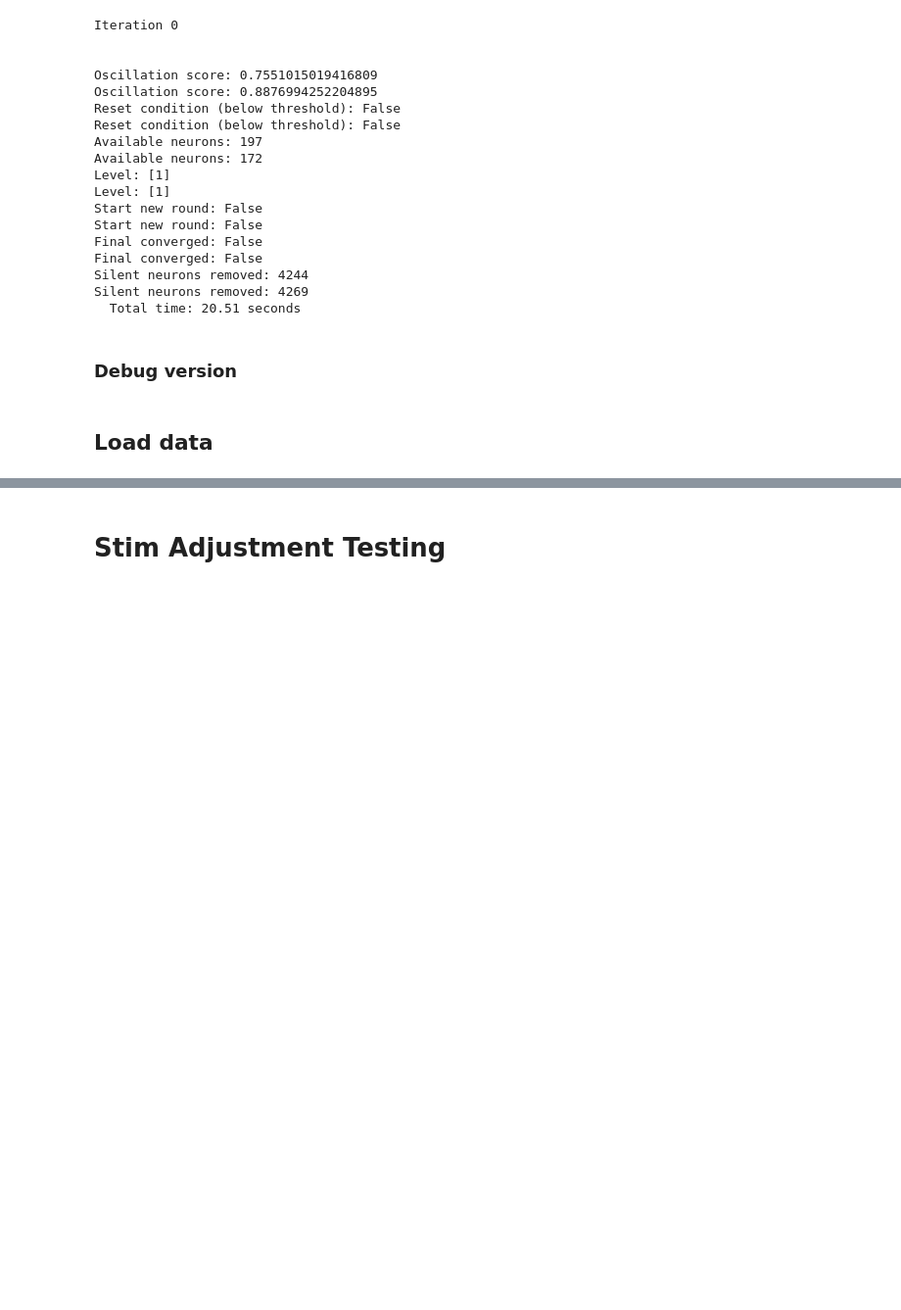
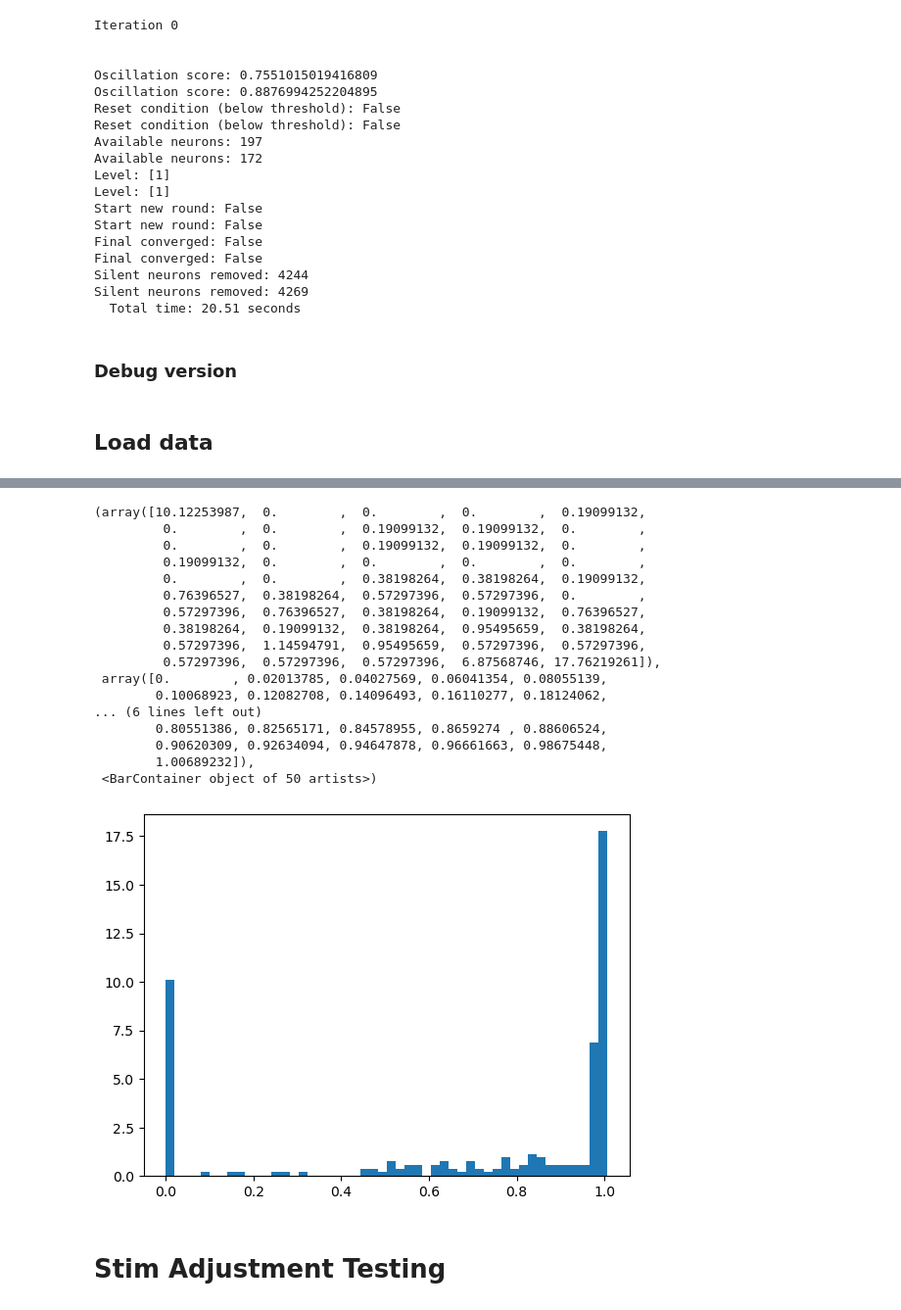
Before and after one commit to smpuglie/Pugliese_cpg_2025, a Jupyter notebook: notebooks/run_config.ipynb, the cells around one changed output, grey strips where cells are left out. Shown at 98% size. Drawn from its saved outputs; the diff is of its cells as text; code cells hidden in the pictures; blank space fills up the shorter version.

```diff
--- a/notebooks/run_config.ipynb
+++ b/notebooks/run_config.ipynb
@@ -1339,3 +1313,37 @@ Array(0.92252475, dtype=float32)
+# %%
+# oscillation_score, _ = compute_oscillation_score(results.reshape(-1, results.shape[-1])[..., clip_start:], active_mask, prominence=0.05)
+activity = results[..., clip_start:]
+prominence = 0.05
+all_scores = []
+for nsim in range(activity.shape[0]):
+    R = activity[nsim]
+    max_frs = jnp.max(R, axis=-1)
+    mn_mask = jnp.isin(jnp.arange(R.shape[0]), mn_idxs)
+    active_mask = ((max_frs>0) & mn_mask)
+    sim_scores, freqs = jax.vmap(neuron_oscillation_score, in_axes=(0, None))(R, prominence)
+    all_scores.append(sim_scores[active_mask])
+all_scores = jnp.concatenate(all_scores, axis=0)
+# %%
+plt.hist(all_scores, bins=50, density=True)
+# %% [output]
+(array([10.12253987,  0.        ,  0.        ,  0.        ,  0.19099132,
+         0.        ,  0.        ,  0.19099132,  0.19099132,  0.        ,
+         0.        ,  0.        ,  0.19099132,  0.19099132,  0.        ,
+         0.19099132,  0.        ,  0.        ,  0.        ,  0.        ,
+         0.        ,  0.        ,  0.38198264,  0.38198264,  0.19099132,
+         0.76396527,  0.38198264,  0.57297396,  0.57297396,  0.        ,
+         0.57297396,  0.76396527,  0.38198264,  0.19099132,  0.76396527,
+         0.38198264,  0.19099132,  0.38198264,  0.95495659,  0.38198264,
+         0.57297396,  1.14594791,  0.95495659,  0.57297396,  0.57297396,
+         0.57297396,  0.57297396,  0.57297396,  6.87568746, 17.76219261]),
+ array([0.        , 0.02013785, 0.04027569, 0.06041354, 0.08055139,
+        0.10068923, 0.12082708, 0.14096493, 0.16110277, 0.18124062,
+... (6 lines left out)
+        0.80551386, 0.82565171, 0.84578955, 0.8659274 , 0.88606524,
+        0.90620309, 0.92634094, 0.94647878, 0.96661663, 0.98675448,
+        1.00689232]),
+ <BarContainer object of 50 artists>)
+[figure, added]
 # %% [markdown]
 # Stim Adjustment Testing
 # %%
```
Also changed, not shown: parts of 8 cells of this notebook, 7 other files.
